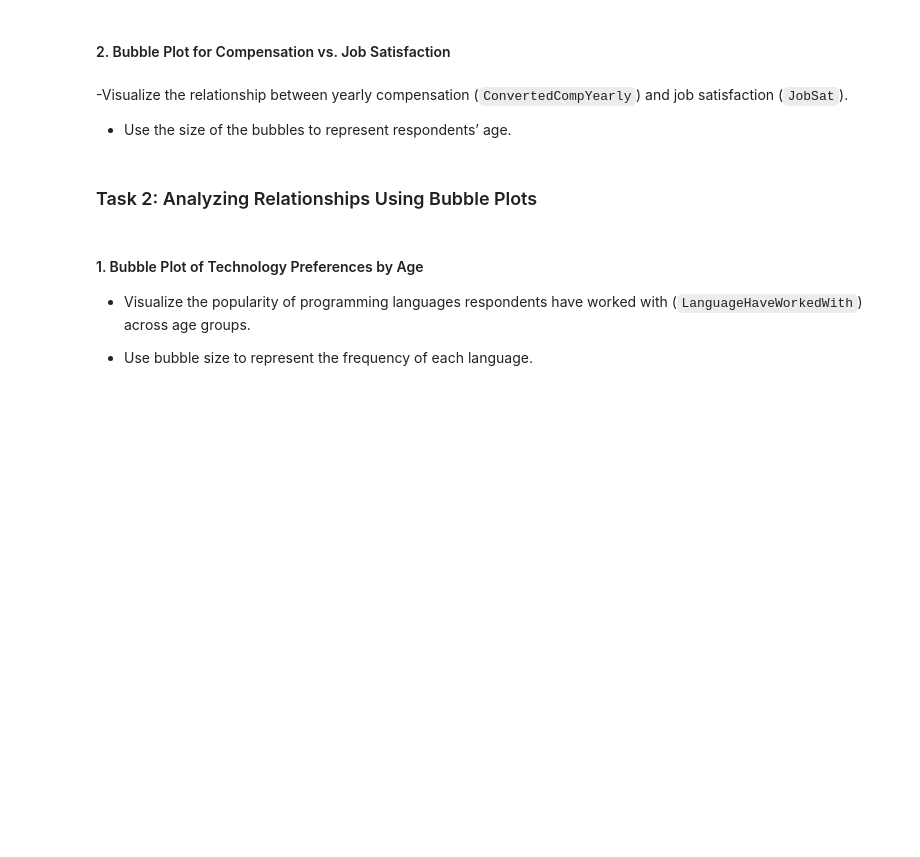
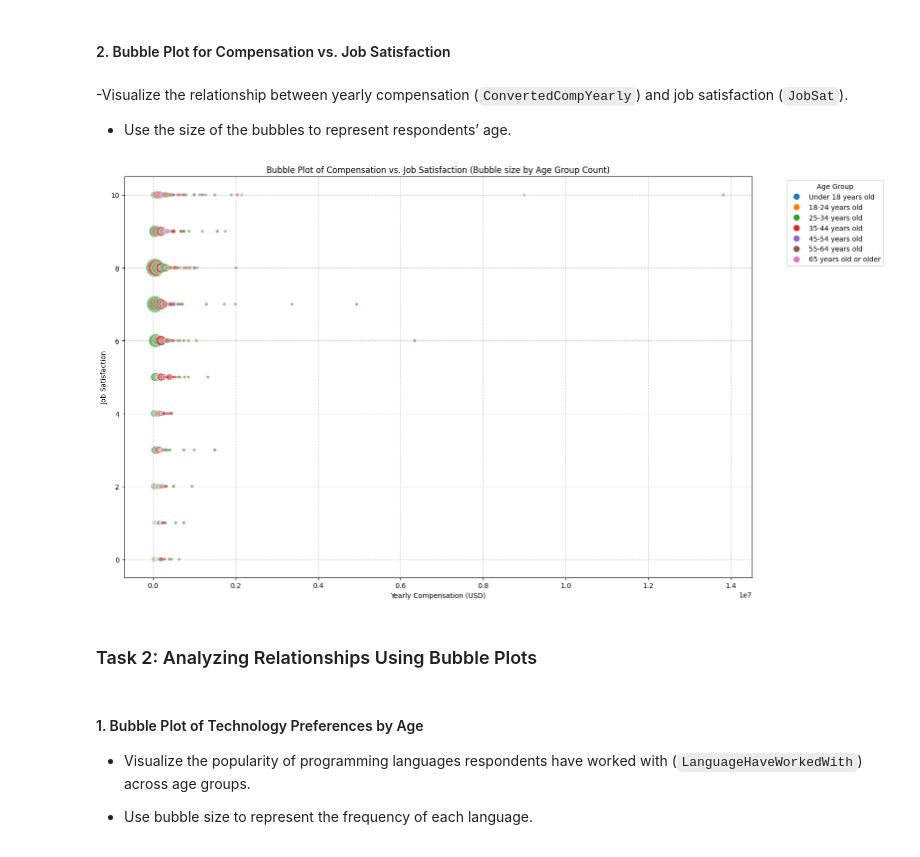
Before and after one commit to Sumant-crty/IBM-Data-Analyst-Capstone-Project, a Jupyter notebook: Lab 17 Bubble Plots.ipynb, the cells around one changed output. Cells and saved outputs as stored; diff of their text form; code cells hidden in the pictures; blank space fills up the shorter version.

```diff
--- a/Lab 17 Bubble Plots.ipynb
+++ b/Lab 17 Bubble Plots.ipynb
@@ -69,3 +170,92 @@ df.head()
+# %%
+import matplotlib.pyplot as plt
+import numpy as np
+
+# Drop rows where any of the relevant columns are NaN for this plot
+df_plot2 = df.dropna(subset=['ConvertedCompYearly', 'JobSat', 'Age']).copy()
+
+# Convert JobSat and ConvertedCompYearly to numeric, handling potential errors
+df_plot2['JobSat'] = pd.to_numeric(df_plot2['JobSat'], errors='coerce')
+df_plot2['ConvertedCompYearly'] = pd.to_numeric(df_plot2['ConvertedCompYearly'], errors='coerce')
+
+# Drop rows where conversion resulted in NaN
+df_plot2.dropna(subset=['JobSat', 'ConvertedCompYearly'], inplace=True)
+
+# Define a consistent order for 'Age' for better visualization if used as a categorical axis
+age_order = [
+    'Under 18 years old',
+    '18-24 years old',
+    '25-34 years old',
+    '35-44 years old',
+    '45-54 years old',
+    '55-64 years old',
+    '65 years old or older'
+]
+
+df_plot2['Age'] = pd.Categorical(df_plot2['Age'], categories=age_order, ordered=True)
+
+# For bubble size, we need to map age categories to a numeric scale. We can use a simple mapping or average per age group.
+# A simpler approach for bubble size representing age is to count occurrences per age group for each point if we want to show 'popularity' of an age at a given (comp, job_sat) point.
+# However, the prompt asks to 'use the size of the bubbles to represent respondents’ age'. This implies that each bubble (representing a unique combination of ConvertedCompYearly and JobSat) should have a size based on the age of the respondents at that point.
+# If we group by ConvertedCompYearly and JobSat, and then show the 'age' as size, we need to decide how to represent age (e.g., average age, or an 'age group score').
+# Let's consider grouping by ConvertedCompYearly and JobSat, and then using the count of respondents within an age group for the bubble size for that age group.
+# This means we'll have multiple bubbles at similar (Comp, JobSat) coordinates, colored by age, and sized by the count of respondents of that age group at that point.
+
+# Let's simplify and make one bubble per (ConvertedCompYearly, JobSat) point and then average age for size, but that's not what's asked.
+# The prompt says "Use the size of the bubbles to represent respondents’ age." This is tricky for a scatter plot if age is categorical.
+# A common interpretation for this is to create bubbles where the *size* is based on the *average age* for points at a particular (X, Y) coordinate, or to discretize age into groups and size based on the count of respondents in that age group.
+
+# Let's discretize 'Age' and use it to determine bubble size. We need a numerical representation of age for sizing.
+# One way is to assign a numerical value to each age category or to group them and count.
+# Let's group by `ConvertedCompYearly` and `JobSat` and then for each such group, get the distribution of ages.
+# This might lead to too many unique points for a meaningful bubble plot if compensation is very granular.
+
+# Aggregate data by 'ConvertedCompYearly', 'JobSat', and 'Age' to get count.
+# This implies one bubble for each unique (ConvertedCompYearly, JobSat, Age) combination.
+
+df_agg2 = df_plot2.groupby(['ConvertedCompYearly', 'JobSat', 'Age']).agg(
+    count_respondents=('ResponseId', 'count')
+).reset_index()
+
+# Scale the count for bubble size
+size_multiplier = 20 # Adjust as needed
+df_agg2['bubble_size'] = df_agg2['count_respondents'] * size_multiplier
+
+# Create the bubble plot
+plt.figure(figsize=(16, 9))
+
+# Map Age categories to a color map for better distinction
+# Using matplotlib.colormaps.get_cmap for future compatibility
+age_colors = plt.colormaps.get_cmap('tab10')
+age_color_map = {age_group: age_colors(i) for i, age_group in enumerate(age_order)}
+
+# Convert 'Age' to string type before mapping to avoid NotImplementedError
+df_agg2['Age_Color'] = df_agg2['Age'].astype(str).map(age_color_map)
+
+scatter = plt.scatter(
+    x=df_agg2['ConvertedCompYearly'],
+    y=df_agg2['JobSat'],
+    s=df_agg2['bubble_size'],  # Size determined by count of respondents in that age group
+    alpha=0.6,
+    c=df_agg2['Age_Color'],    # Color by Age Group
+    edgecolors='w',
+    linewidth=0.5
+)
+
+# Create custom legend for age groups
+handles = [plt.Line2D([0], [0], marker='o', color='w', label=age_group,
+                      markerfacecolor=age_color_map[age_group], markersize=10) for age_group in age_order]
+plt.legend(handles=handles, title='Age Group', bbox_to_anchor=(1.05, 1), loc='upper left')
+
+
+plt.xlabel('Yearly Compensation (USD)')
+plt.ylabel('Job Satisfaction')
+plt.title('Bubble Plot of Compensation vs. Job Satisfaction (Bubble size by Age Group Count)')
+plt.grid(True, linestyle='--', alpha=0.7)
+plt.tight_layout()
+plt.show()
+# %% [output]
+[figure, added]
 # %% [markdown]
 ### Task 2: Analyzing Relationships Using Bubble Plots
 # %% [markdown]
```
Also changed, not shown: parts of 23 cells of this notebook.
